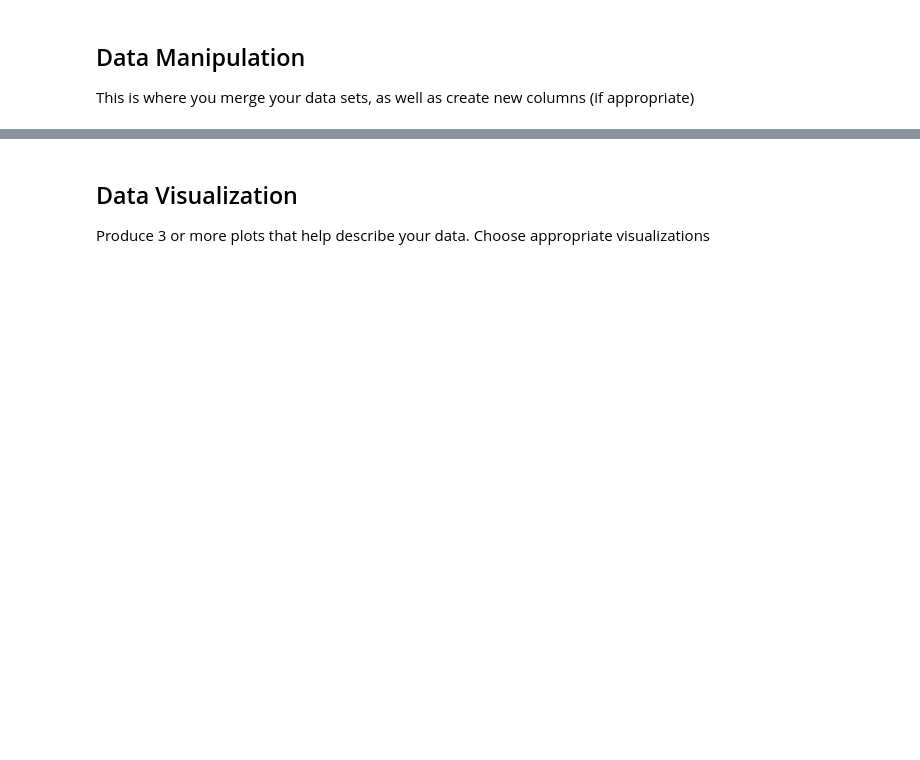
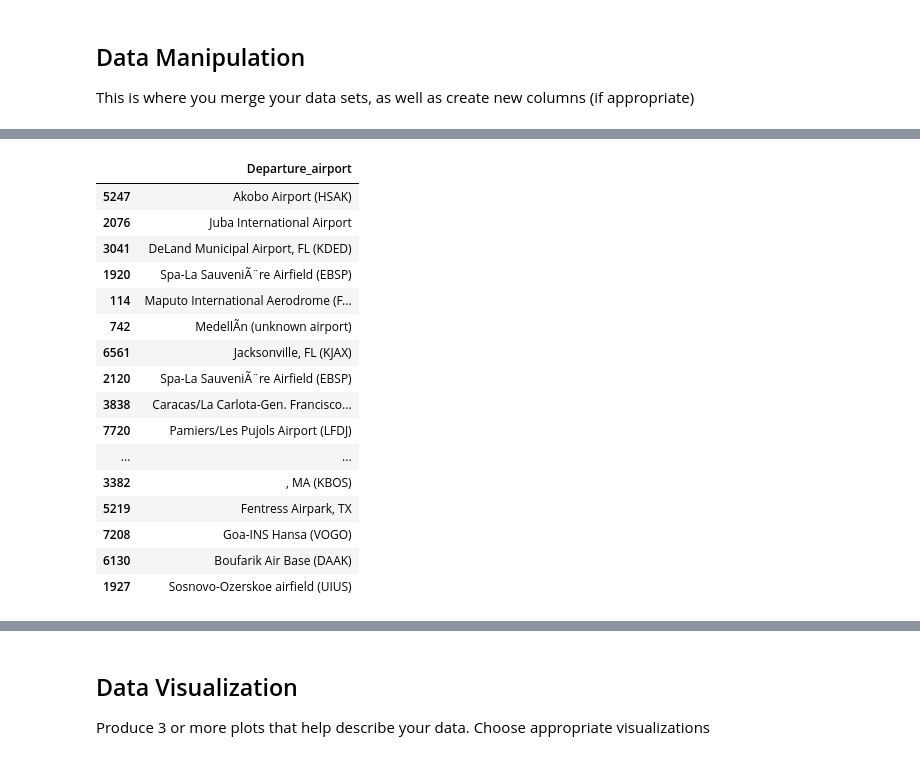
Before and after one commit to yfsongum/flight_accident, a Jupyter notebook: code/flight_accident.ipynb, the cells around one changed output, grey strips where cells are left out. Saved outputs shown, nothing was run; the diff lists cells and outputs as text; code cells hidden in the pictures; blank space fills up the shorter version.

```diff
--- a/code/flight_accident.ipynb
+++ b/code/flight_accident.ipynb
@@ -65,0 +151,46 @@ df
+# %%
+import re
+
+def extract_iata(airport_str):
+    """Extracts the 3-letter IATA code from airport strings."""
+    if pd.isna(airport_str) or not isinstance(airport_str, str):
+        return None
+
+    match = re.search(r'\((\w{3})/\w{4}\)', airport_str)  # (IATA/ICAO)
+
+    if match:
+        return match.group(1)
+
+    match_alt = re.search(r'\((\w{3})\)', airport_str)  # (IATA)
+
+    if match_alt:
+        return match_alt.group(1)
+
+    return None
+
+df["Departure_airport_IATA"] = df["Departure_airport"].apply(extract_iata)
+df["Destination_airport_IATA"] = df["Destination_airport"].apply(extract_iata)
+# %%
+df[
+    df["Departure_airport_IATA"].isna() &
+    df["Departure_airport"].notna() &
+    (df["Departure_airport"] != "-")
+][["Departure_airport"]].sample(30)
+# %% [output]
+|  | Departure_airport |
+| 5247 | Akobo Airport (HSAK) |
+| 2076 | Juba International Airport |
+| 3041 | DeLand Municipal Airport, FL (KDED) |
+| 1920 | Spa-La SauveniÃ¨re Airfield (EBSP) |
+| 114 | Maputo International Aerodrome (F... |
+| 742 | MedellÃ­n (unknown airport) |
+| 6561 | Jacksonville, FL (KJAX) |
+| 2120 | Spa-La SauveniÃ¨re Airfield (EBSP) |
+| 3838 | Caracas/La Carlota-Gen. Francisco... |
+| 7720 | Pamiers/Les Pujols Airport (LFDJ) |
+| ... | ... |
+| 3382 | , MA (KBOS) |
+| 5219 | Fentress Airpark, TX |
+| 7208 | Goa-INS Hansa (VOGO) |
+| 6130 | Boufarik Air Base (DAAK) |
+| 1927 | Sosnovo-Ozerskoe airfield (UIUS) |
```
Also changed, not shown: parts of 11 cells of this notebook.
